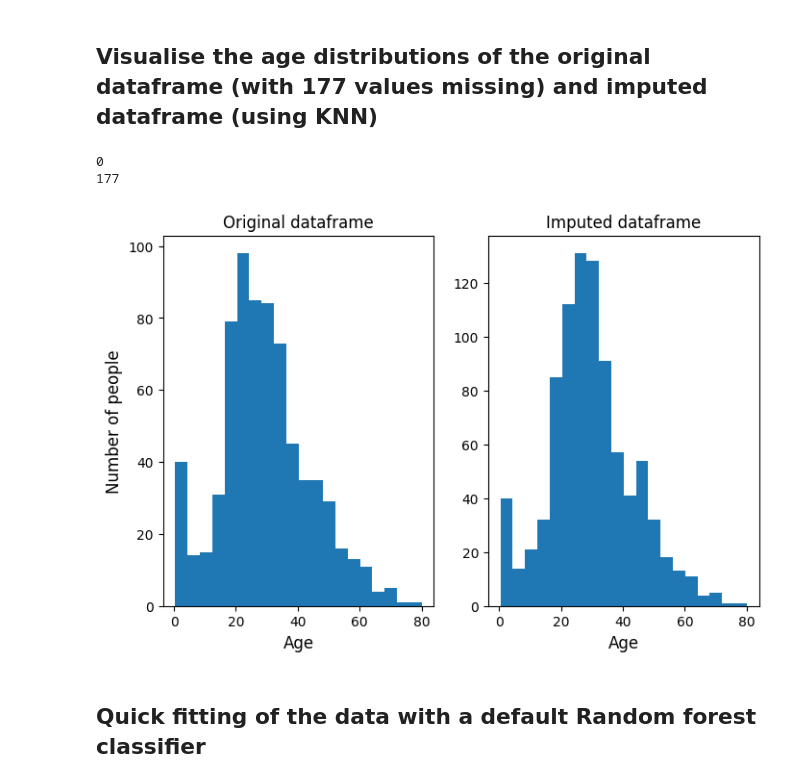
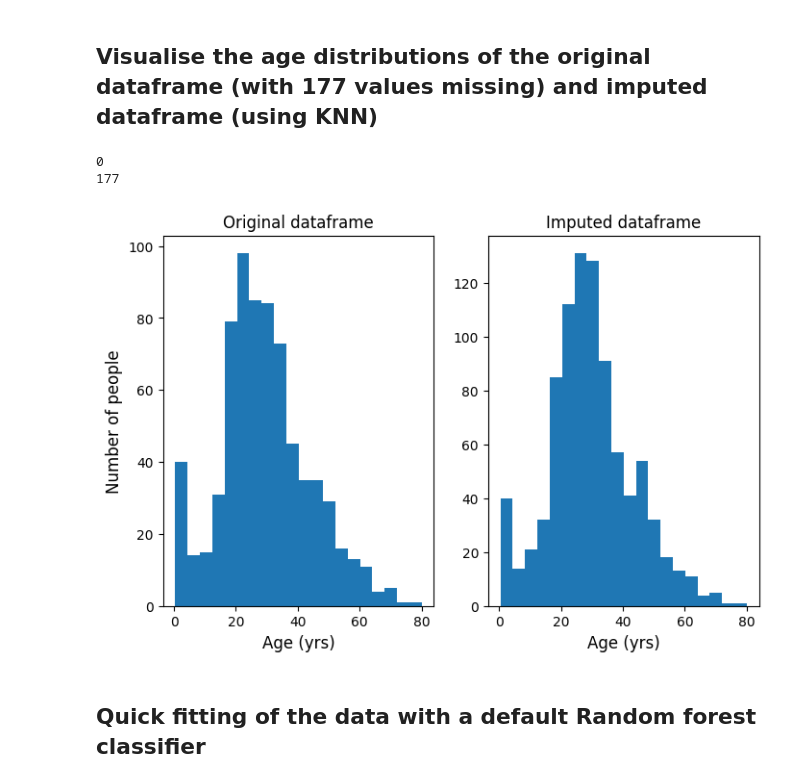
Before and after one commit to lnsayer/kaggle-projects, a Jupyter notebook: final-titanic-notebook.ipynb, the cells around one changed output. Drawn from its saved outputs; the diff is of its cells as text; code cells hidden in the pictures.

```diff
--- a/final-titanic-notebook.ipynb
+++ b/final-titanic-notebook.ipynb
@@ -306,30 +306,30 @@ Index(['PassengerId', 'Survived', 'Sex', 'Age', 'SibSp', 'Parch', 'Fare',
 # %%
 # Columns to drop in preparing the dataframes
 drop_columns = ["Embarked", "Ticket", "Name", 'PassengerId']
 
 new_train_df = prepare_dataframe(train_df, drop_columns)
 new_test_df = prepare_dataframe(test_df, drop_columns)
 
 #Plotting histograms of the feature variables
 fig, (ax0, ax1) = plt.subplots(nrows=1, ncols=2, figsize = (8,5))
 
 # Create histograms
 ax0.hist(train_df["Age"], bins=20);
 ax1.hist(new_train_df["Age"], bins=20);
 
 # Set labels
-ax0.set_xlabel('Age', fontsize = 12)
+ax0.set_xlabel('Age (yrs)', fontsize = 12)
 ax0.set_ylabel('Number of people', fontsize = 12)
-ax1.set_xlabel('Age', fontsize = 12)
+ax1.set_xlabel('Age (yrs)', fontsize = 12)
 ax0.set_title('Original dataframe')
 ax1.set_title('Imputed dataframe')
 
 print(new_train_df["Age"].isna().sum())
 print(train_df["Age"].isna().sum())
 # %% [output]
 0
 177
-[figure, old version]
+[figure, new version]
 # %% [markdown]
 ## Quick fitting of the data with a default Random forest classifier
 # %%
```
Also changed, not shown: parts of 1 cell of this notebook.
